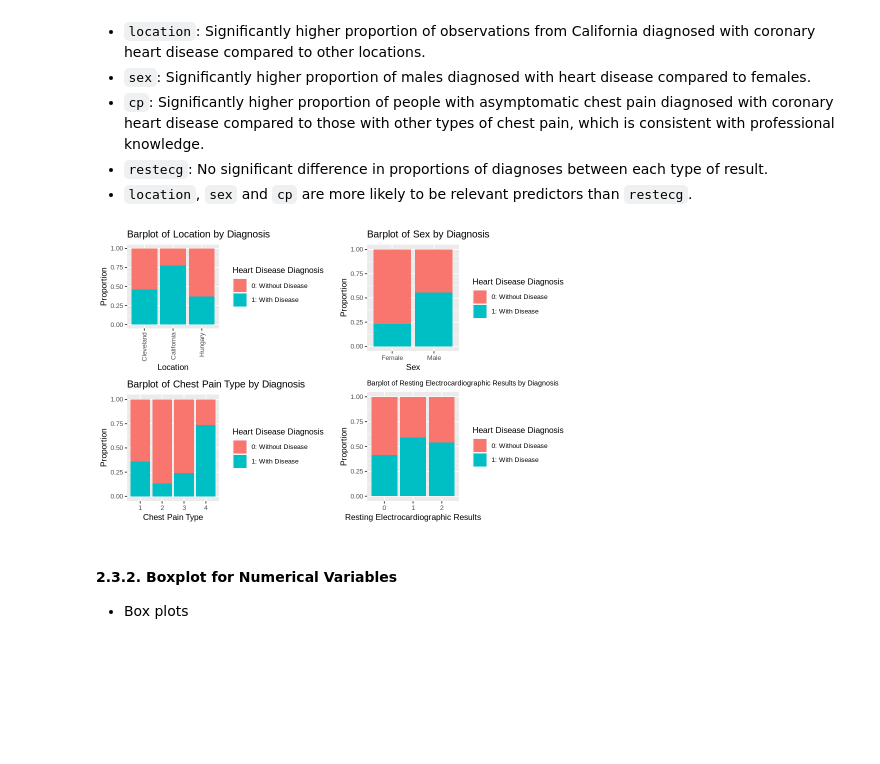
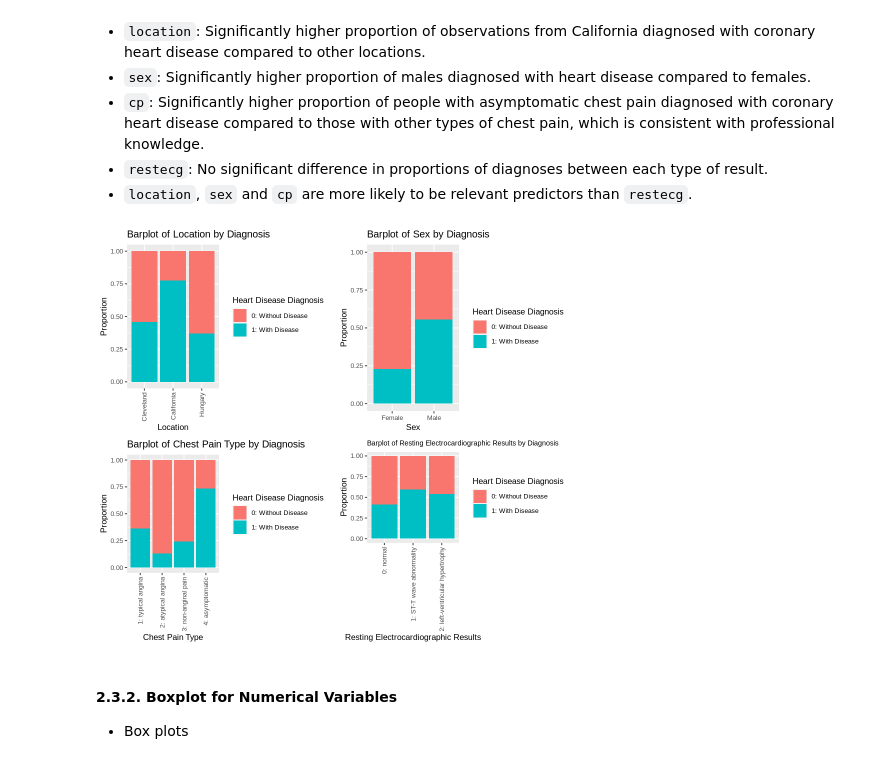
Before and after one commit to Nick-2003/STAT-301-Group_4-Project_Final, a Jupyter notebook: STAT_301_Group_4_Final_Report.ipynb, the cells around one changed output. Cells and saved outputs as stored; diff of their text form; code cells hidden in the pictures; blank space fills up the shorter version.

Commit message:
changed cp and testecg x-axis labels, adjusted plot height a bit

```diff
--- a/STAT_301_Group_4_Final_Report.ipynb
+++ b/STAT_301_Group_4_Final_Report.ipynb
@@ -146,7 +146,7 @@ A data.frame: 6 × 10
 - `restecg`: No significant difference in proportions of diagnoses between each type of result.
 - `location`, `sex` and `cp` are more likely to be relevant predictors than `restecg`.
 # %%
-options(repr.plot.width = 8, repr.plot.height = 5)
+options(repr.plot.width = 8, repr.plot.height = 7)
 
 location_plot <- total_heart %>%
     ggplot() +
@@ -159,36 +159,41 @@ location_plot <- total_heart %>%
     theme(text = element_text(size = 10), axis.text.x = element_text(angle = 90, vjust = 0.5, hjust=1), )
 
 sex_plot <- total_heart %>%
     ggplot() +
     geom_bar(aes(x = as.factor(sex), fill = num), position = "fill") +
     scale_x_discrete(labels = c("Female", "Male")) +
     labs(title = "Barplot of Sex by Diagnosis",
        x = "Sex",
        y = "Proportion",
        fill = "Heart Disease Diagnosis") +
     theme(text = element_text(size = 10))
 
 cp_plot <- total_heart %>%
     ggplot() +
     geom_bar(aes(x = cp, fill = num), position = "fill") +
+    scale_x_discrete(labels = c("1: typical angina", "2: atypical angina",
+                                "3: non-anginal pain", "4: asymptomatic")) +
     labs(title = "Barplot of Chest Pain Type by Diagnosis",
        x = "Chest Pain Type",
        y = "Proportion",
        fill = "Heart Disease Diagnosis") +
-    theme(text = element_text(size = 10))
+    theme(text = element_text(size = 10), axis.text.x = element_text(angle = 90, vjust = 0.5, hjust=1),)
 
 restecg_plot <- total_heart %>%
     ggplot() +
     geom_bar(aes(x = restecg, fill = num), position = "fill") +
+    scale_x_discrete(labels = c("0: normal", "1: ST-T wave abnormality",
+                                "2: left-ventricular hypertrophy")) +
     labs(title = "Barplot of Resting Electrocardiographic Results by Diagnosis",
        x = "Resting Electrocardiographic Results",
        y = "Proportion",
        fill = "Heart Disease Diagnosis") +
-    theme(plot.title = element_text(size = 8.5), text = element_text(size = 10))
+    theme(plot.title = element_text(size = 8.5), text = element_text(size = 10),
+         axis.text.x = element_text(angle = 90, vjust = 0.5, hjust=1),)
 
 grid.arrange(location_plot, sex_plot, cp_plot, restecg_plot)
 # %% [output]
-[figure, old version]
+[figure, new version]
 # %% [markdown]
 #### 2.3.2. Boxplot for Numerical Variables
 - Box plots
```
